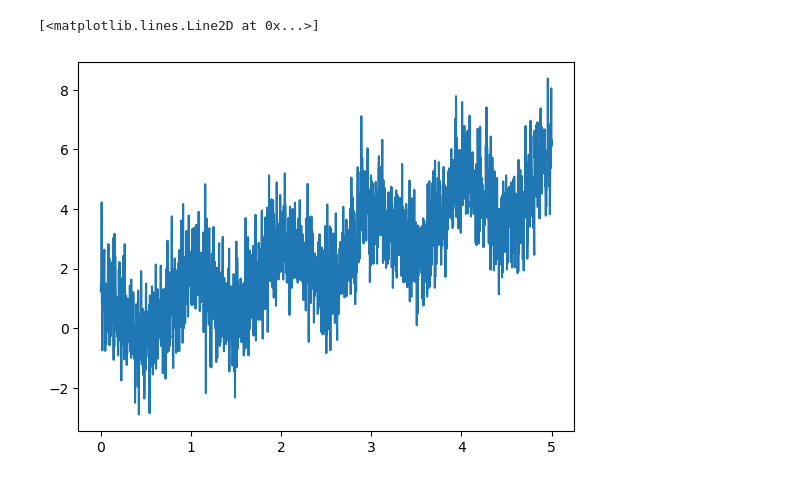
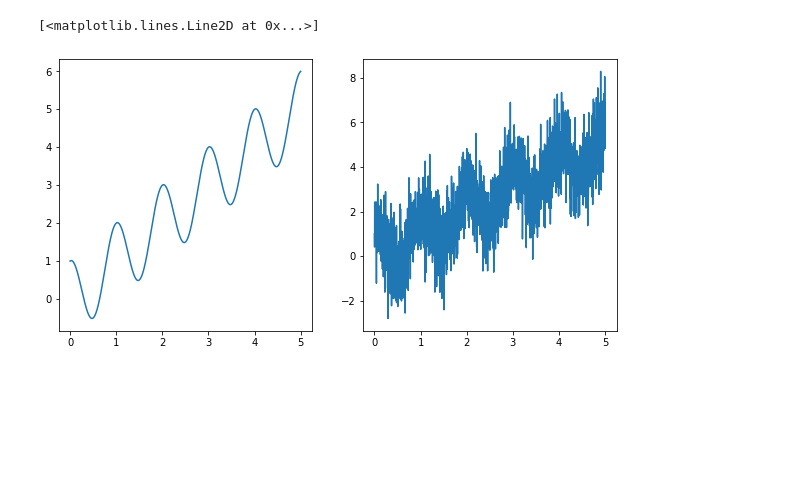
Before and after one commit to cosmic-hi-5/astropology, a Jupyter notebook: explore/distance.ipynb, the cells around one changed output. Saved outputs shown, nothing was run; the diff lists cells and outputs as text; code cells hidden in the pictures; blank space fills up the shorter version.

```diff
--- a/explore/distance.ipynb
+++ b/explore/distance.ipynb
@@ -30,11 +30,13 @@ t = np.linspace(0, 5, n_points)
 serie = np.cos(2*np.pi*t) + t
 noise_amplitudes = np.logspace(-3, 0, 100)
 noisy_series = add_noise(serie, noise_amplitudes)
-# %%
-plt.plot(t, noisy_series[-1])
-# %% [output]
-[<matplotlib.lines.Line2D at 0x...>]
-[figure, removed]
+# %%
+fig, axs = plt.subplots(ncols=2, nrows=1, figsize=(10, 5))
+axs[0].plot(t, serie)
+axs[1].plot(t, noisy_series[-1])
+# %% [output]
+[<matplotlib.lines.Line2D at 0x...>]
+[figure, added]
 # %%
 # dm -> distance_matrix
 w_distances = []
```
Also changed, not shown: parts of 4 cells of this notebook.
